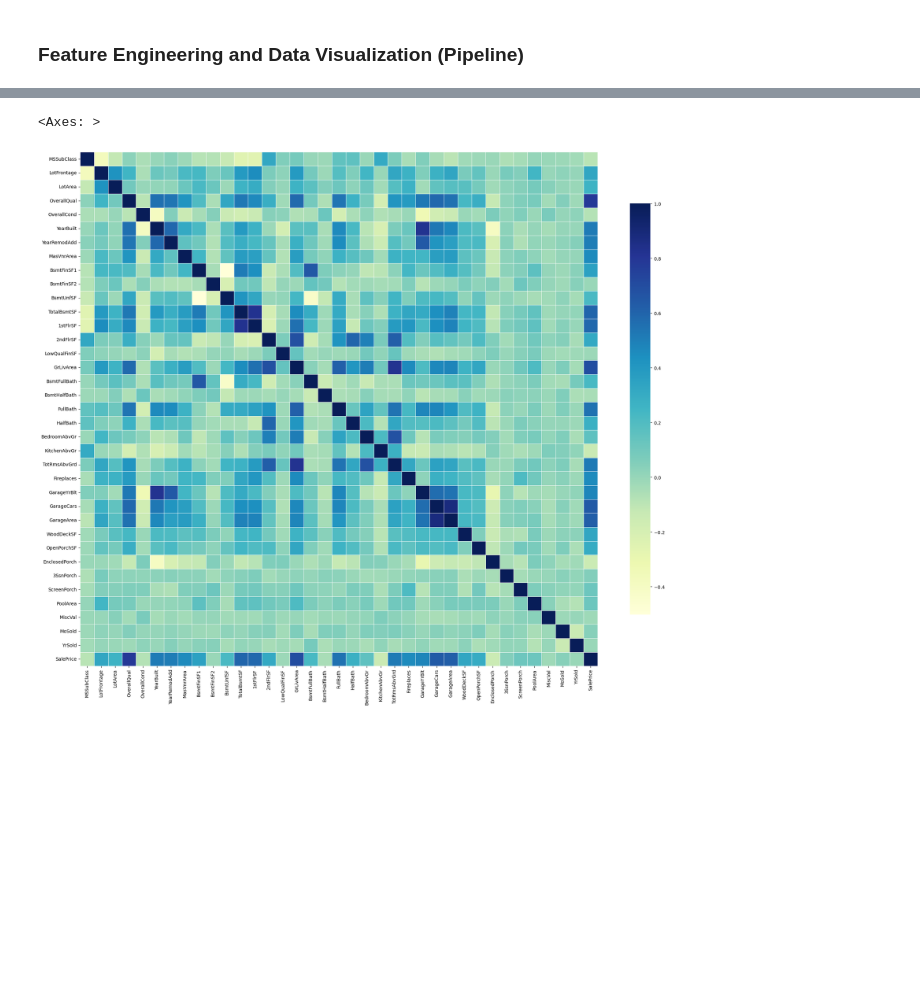
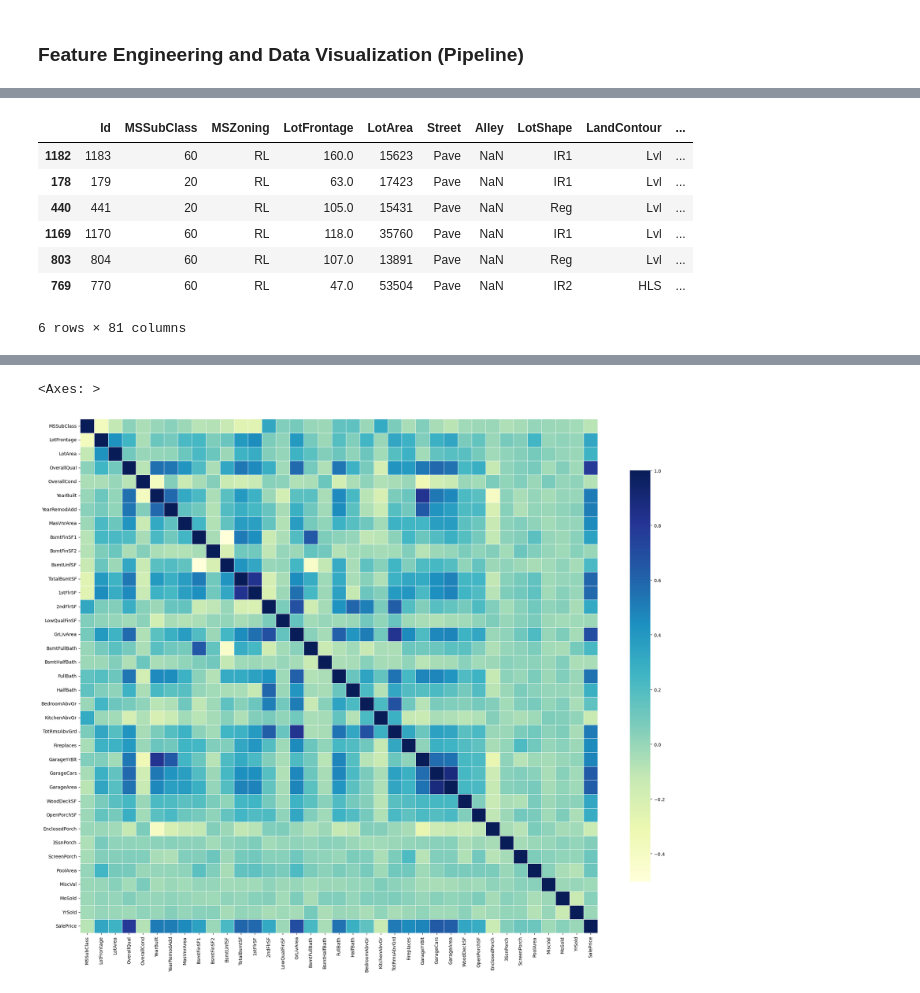
Before and after one commit to felixfaruix/kaggle-competitions, a Jupyter notebook: notebooks/HousePrices/house_prices_regression.ipynb, the cells around one changed output, grey strips where cells are left out. Saved outputs shown, nothing was run; the diff lists cells and outputs as text; code cells hidden in the pictures; blank space fills up the shorter version.

```diff
--- a/notebooks/HousePrices/house_prices_regression.ipynb
+++ b/notebooks/HousePrices/house_prices_regression.ipynb
@@ -264,0 +261,12 @@ class FeatureImputer(BaseEstimator, TransformerMixin):
+# %%
+train_data.query("SalePrice > 500000")
+#1182, 1298, 1169
+# %% [output]
+|  | Id | MSSubClass | MSZoning | LotFrontage | LotArea | Street | Alley | LotShape | LandContour | ... |
+| 1182 | 1183 | 60 | RL | 160.0 | 15623 | Pave | NaN | IR1 | Lvl | ... |
+| 178 | 179 | 20 | RL | 63.0 | 17423 | Pave | NaN | IR1 | Lvl | ... |
+| 440 | 441 | 20 | RL | 105.0 | 15431 | Pave | NaN | Reg | Lvl | ... |
+| 1169 | 1170 | 60 | RL | 118.0 | 35760 | Pave | NaN | IR1 | Lvl | ... |
+| 803 | 804 | 60 | RL | 107.0 | 13891 | Pave | NaN | Reg | Lvl | ... |
+| 769 | 770 | 60 | RL | 47.0 | 53504 | Pave | NaN | IR2 | HLS | ... |
+6 rows × 81 columns
```
Also changed, not shown: parts of 26 cells of this notebook, 1 other file.
